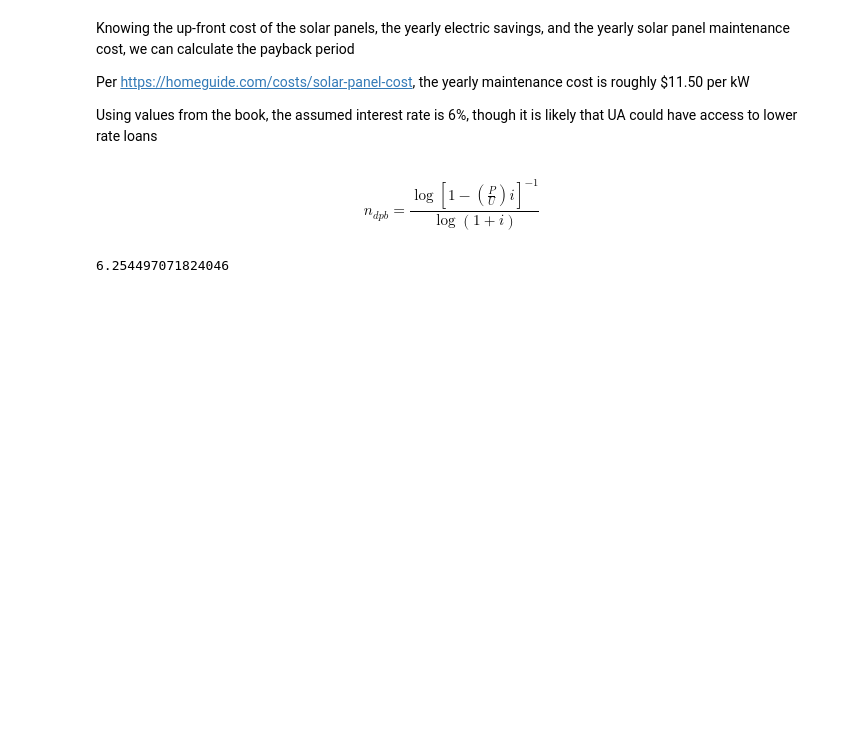
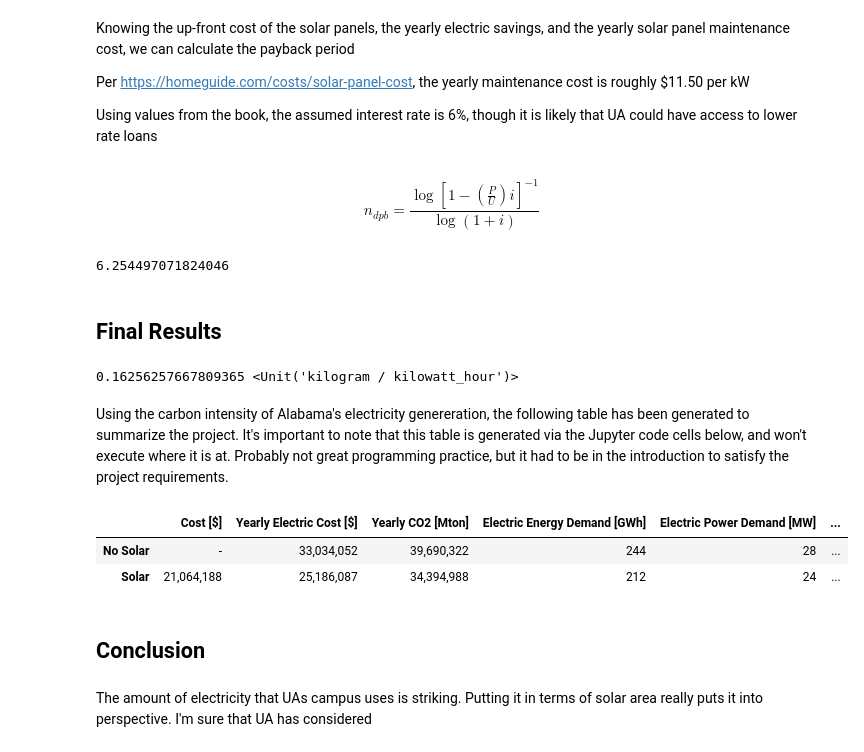
Before and after one commit to mschrader15/homework, a Jupyter notebook: fall-2021/me-591/final_proj/Final Project.ipynb, the cells around one changed output. Cells and saved outputs as stored; diff of their text form; code cells hidden in the pictures; blank space fills up the shorter version.

Commit message:
updated the final project

```diff
--- a/fall-2021/me-591/final_proj/Final Project.ipynb
+++ b/fall-2021/me-591/final_proj/Final Project.ipynb
@@ -623,3 +603,50 @@ n_dpb
 6.254497071824046
 # %%
 The projects payback period is 6.25 years using the discounted payback period calculation
+# %% [markdown]
+## Final Results
+# %%
+## Alabama's Carbon Intensity: From https://www.eia.gov/environment/emissions/state/
+al_co2 = (47.6423949721341 * ureg.kg / (1e6 * ureg.BTU)).to('kg/kWh')
+al_co2
+# %% [output]
+0.16256257667809365 <Unit('kilogram / kilowatt_hour')>
+# %% [markdown]
+Using the carbon intensity of Alabama's electricity genereration, the following table has been generated to summarize the project. It's important to note that this table is generated via the Jupyter code cells below, and won't execute where it is at. Probably not great programming practice, but it had to be in the introduction to satisfy the project requirements.
+# %%
+df = pd.DataFrame(columns=["Cost [$]", "Yearly Electric Cost [$]",
+                           "Yearly CO2 [Mton]", "Electric Energy Demand [GWh]",
+                           "Electric Power Demand [MW]", "Payback Period", "ROI [%]"],
+                  index=["No Solar", "Solar"])
+
+df.loc['No Solar', 'Cost [$]'] = "-"
+df.loc['Solar', 'Cost [$]'] = "{:,d}".format(round((cost_solar.magnitude)))
+
+df.loc['No Solar', 'Yearly Electric Cost [$]'] = "{:,d}".format(round((yearly_elec.to('kWh') * c_p_kwh).magnitude))
+df.loc['Solar', 'Yearly Electric Cost [$]'] = "{:,d}".format(round(((yearly_elec.to('kWh') * c_p_kwh) - (yearly_solar_electricity_savings + pv_repair)).magnitude))
+
+df.loc['No Solar', 'Yearly CO2 [Mton]'] = "{:,d}".format(round((yearly_elec.to('kWh') * al_co2).magnitude))
+df.loc['Solar', 'Yearly CO2 [Mton]'] = "{:,d}".format(round(((yearly_elec.to('kWh') * al_co2) - (yearly_solar_electricity * al_co2)).magnitude))
+
+df.loc['No Solar', 'Electric Energy Demand [GWh]'] = "{:,d}".format(round((yearly_elec.to('GWh')).magnitude))
+df.loc['Solar', 'Electric Energy Demand [GWh]'] = "{:,d}".format(round((yearly_elec.to('GWh') - yearly_solar_electricity.to('GWh')).magnitude))
+
+df.loc['No Solar', 'Electric Power Demand [MW]'] = "{:,d}".format(round(total_df['TOTAL - KW-TOT'].pint.to('MW').mean().magnitude))
+df.loc['Solar', 'Electric Power Demand [MW]'] = "{:,d}".format(round(total_df['TOTAL - KW-TOT'].pint.to('MW').mean().magnitude - pv_df[0].mean()))
+# df.loc['Solar', 'Electric Energy Demand [MWh]'] = "{:,d}".format(round((yearly_elec.to('MWh') - yearly_solar_electricity.to('MWh')).magnitude))
+
+df.loc['No Solar', 'Payback Period'] = "-"
+df.loc['Solar', 'Payback Period'] = round(n_dpb, 2)
+
+df.loc['No Solar', 'ROI [%]'] = "-"
+df.loc['Solar', 'ROI [%]'] = roi.magnitude * 100
+
+df
+# %% [output]
+|  | Cost [$] | Yearly Electric Cost [$] | Yearly CO2 [Mton] | Electric Energy Demand [GWh] | Electric Power Demand [MW] | ... |
+| No Solar | - | 33,034,052 | 39,690,322 | 244 | 28 | ... |
+| Solar | 21,064,188 | 25,186,087 | 34,394,988 | 212 | 24 | ... |
+# %% [markdown]
+## Conclusion
+# %% [markdown]
+The amount of electricity that UAs campus uses is striking. Putting it in terms of solar area really puts it into perspective. I'm sure that UA has considered
```
Also changed, not shown: parts of 23 cells of this notebook.
